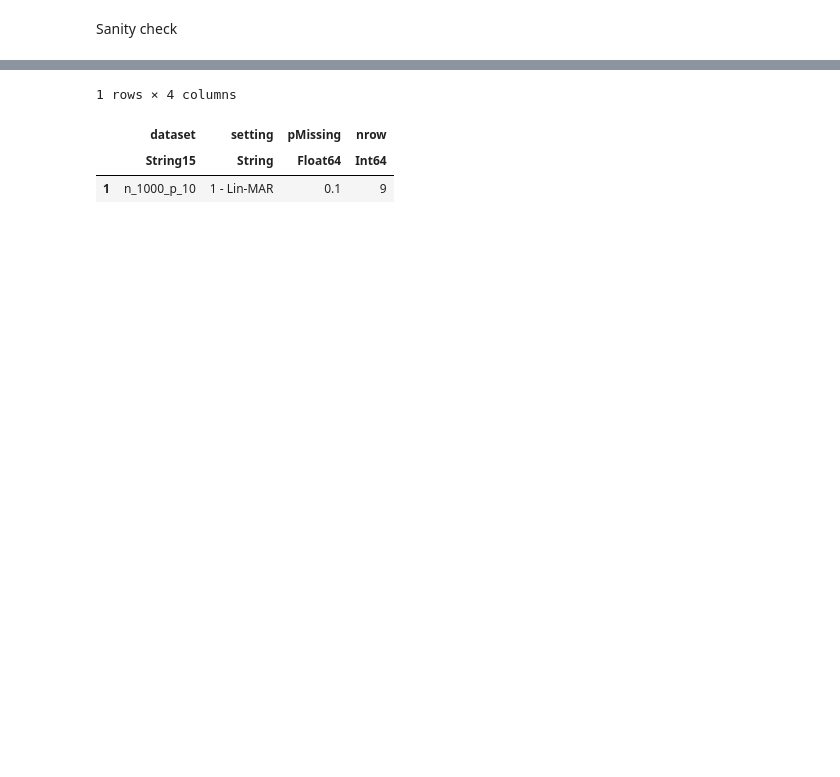
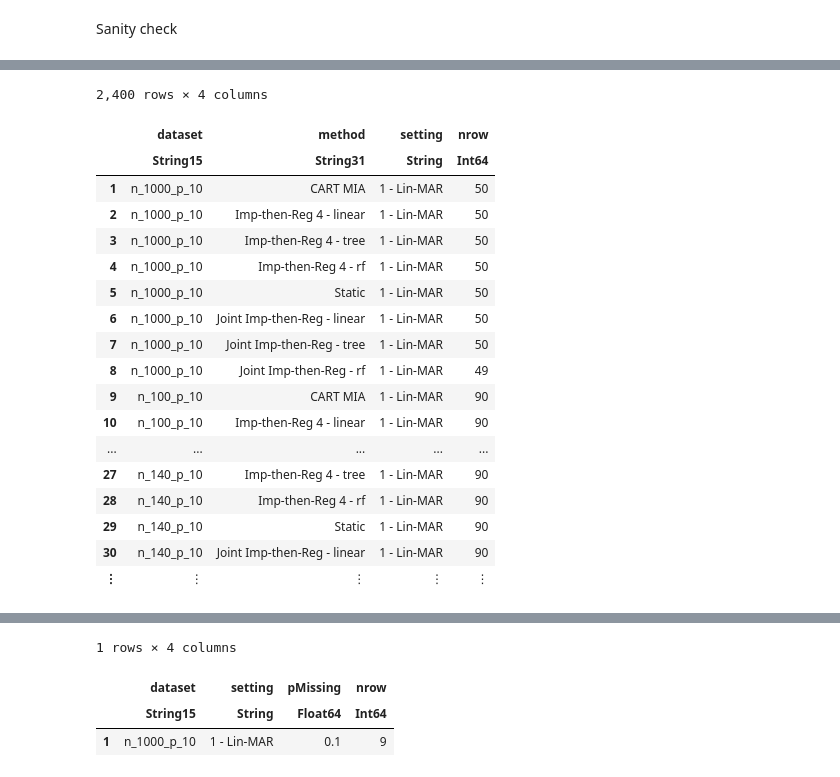
Before and after one commit to adelarue/PMD, a Jupyter notebook: results/Compile results together.ipynb, the cells around one changed output, grey strips where cells are left out. Saved outputs shown, nothing was run; the diff lists cells and outputs as text; code cells hidden in the pictures; blank space fills up the shorter version.

```diff
--- a/results/Compile results together.ipynb
+++ b/results/Compile results together.ipynb
@@ -289,6 +254,28 @@ df = vcat(df, aux)
 | 29 | n_1000_p_10 | 2 | 5 | 0.1 | 3 | Joint Imp-then-Reg - linear | 0.580551 |
 | 30 | n_1000_p_10 | 2 | 5 | 0.1 | 3 | Joint Imp-then-Reg - tree | 0.482583 |
 | ⋮ | ⋮ | ⋮ | ⋮ | ⋮ | ⋮ | ⋮ | ⋮ |
+# %%
+combine(groupby(df, [:dataset, :method, :setting]), nrow)
+# %% [output]
+2,400 rows × 4 columns
+|  | dataset | method | setting | nrow |
+|  | String15 | String31 | String | Int64 |
+| 1 | n_1000_p_10 | CART MIA | 1 - Lin-MAR | 50 |
+| 2 | n_1000_p_10 | Imp-then-Reg 4 - linear | 1 - Lin-MAR | 50 |
+| 3 | n_1000_p_10 | Imp-then-Reg 4 - tree | 1 - Lin-MAR | 50 |
+| 4 | n_1000_p_10 | Imp-then-Reg 4 - rf | 1 - Lin-MAR | 50 |
+| 5 | n_1000_p_10 | Static | 1 - Lin-MAR | 50 |
+| 6 | n_1000_p_10 | Joint Imp-then-Reg - linear | 1 - Lin-MAR | 50 |
+| 7 | n_1000_p_10 | Joint Imp-then-Reg - tree | 1 - Lin-MAR | 50 |
+| 8 | n_1000_p_10 | Joint Imp-then-Reg - rf | 1 - Lin-MAR | 49 |
+| 9 | n_100_p_10 | CART MIA | 1 - Lin-MAR | 90 |
+| 10 | n_100_p_10 | Imp-then-Reg 4 - linear | 1 - Lin-MAR | 90 |
+| ... | ... | ... | ... | ... |
+| 27 | n_140_p_10 | Imp-then-Reg 4 - tree | 1 - Lin-MAR | 90 |
+| 28 | n_140_p_10 | Imp-then-Reg 4 - rf | 1 - Lin-MAR | 90 |
+| 29 | n_140_p_10 | Static | 1 - Lin-MAR | 90 |
+| 30 | n_140_p_10 | Joint Imp-then-Reg - linear | 1 - Lin-MAR | 90 |
+| ⋮ | ⋮ | ⋮ | ⋮ | ⋮ |
 # %%
 filter( t-> t[:nrow] < 6 && t[:nrow] > 1, combine(groupby(res, [:dataset, :method, :setting]), nrow))
 # %%
```
Also changed, not shown: parts of 9 cells of this notebook, 2 other files.
